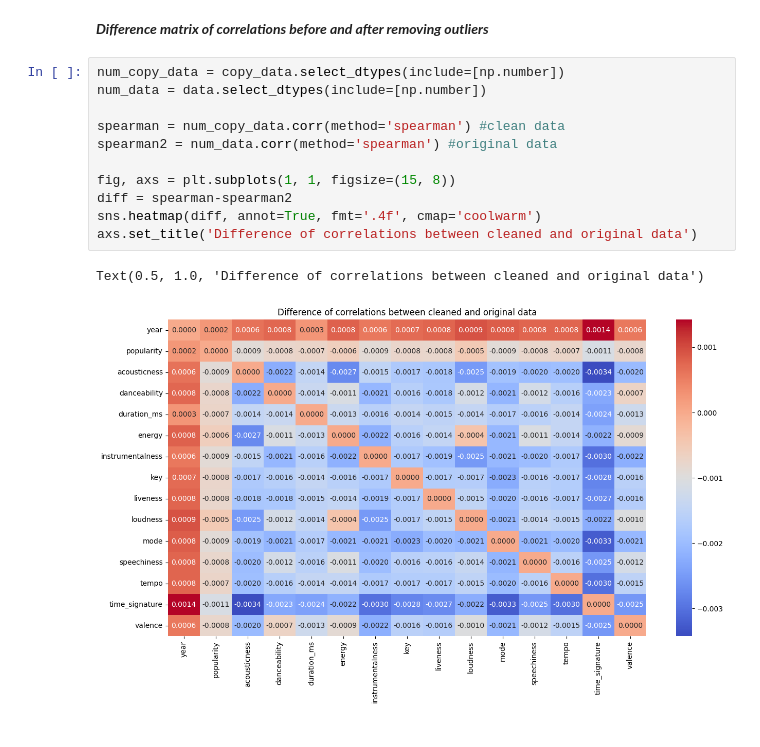
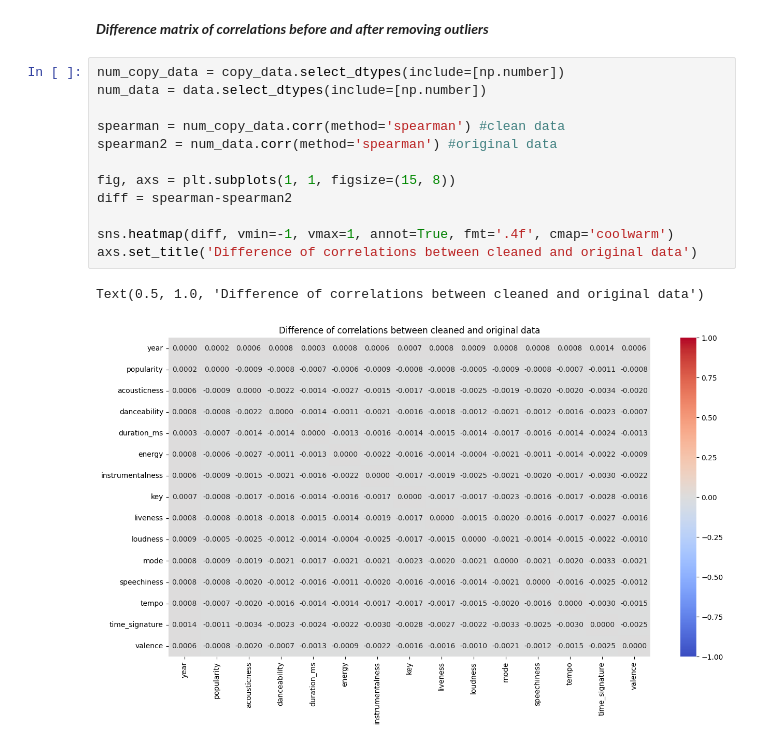
Before and after one commit to Sammuel21/pridav-music-project, a Jupyter notebook: Development/kenderes2/na.ipynb, the cells around one changed output. Drawn from its saved outputs; the diff is of its cells as text.

```diff
--- a/Development/kenderes2/na.ipynb
+++ b/Development/kenderes2/na.ipynb
@@ -87,14 +87,15 @@ They mostly used -1 for missing values which pulled the mean and other stats dow
 # %%
 num_copy_data = copy_data.select_dtypes(include=[np.number])
 num_data = data.select_dtypes(include=[np.number])
 
 spearman = num_copy_data.corr(method='spearman') #clean data
 spearman2 = num_data.corr(method='spearman') #original data
 
 fig, axs = plt.subplots(1, 1, figsize=(15, 8))
 diff = spearman-spearman2
-sns.heatmap(diff, annot=True, fmt='.4f', cmap='coolwarm')
+
+sns.heatmap(diff, vmin=-1, vmax=1, annot=True, fmt='.4f', cmap='coolwarm')
 axs.set_title('Difference of correlations between cleaned and original data')
 # %% [output]
 Text(0.5, 1.0, 'Difference of correlations between cleaned and original data')
-[figure, old version]
+[figure, new version]
```
Also changed, not shown: 1 other file.
